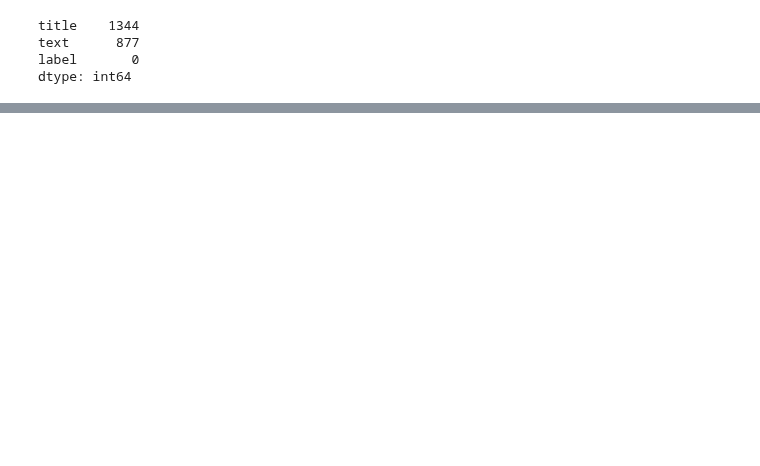
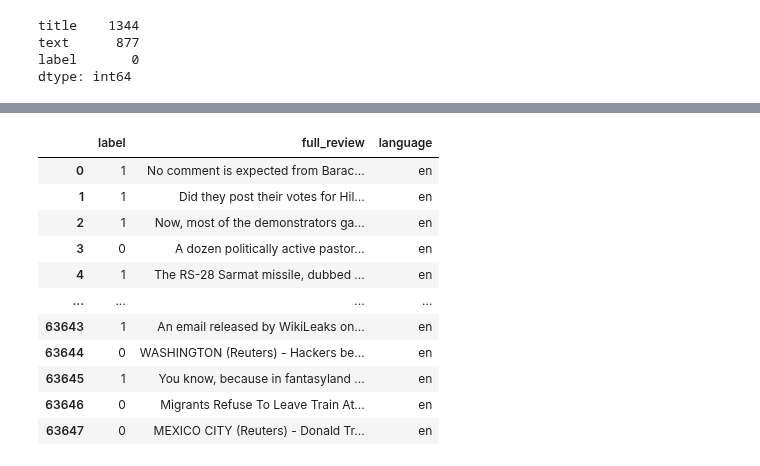
Before and after one commit to shaunzzhou/DM-Fake-News-Detection, a Jupyter notebook: project.ipynb, the cells around one changed output, grey strips where cells are left out. Saved outputs shown, nothing was run; the diff lists cells and outputs as text; code cells hidden in the pictures; blank space fills up the shorter version.

```diff
--- a/project.ipynb
+++ b/project.ipynb
@@ -353,0 +446,98 @@ data.head()
+# %%
+# 1) Set a seed for langdetect to ensure reproducibility
+DetectorFactory.seed = 0
+
+# 2a) Simplified preprocessing: only remove non-alphabetic characters
+def preprocess_text_simple(text):
+    text = re.sub(r'[^a-zA-Z\s]', '', text)  # Remove non-alphabetic characters
+    text = re.sub(r'\s+', ' ', text)  # Normalize whitespace
+    return text.strip()
+
+# 2b) Check if the text is non-language (e.g., numbers, symbols only)
+def is_non_language_text(text):
+    if re.match(r'^[^a-zA-Z]*$', text):  # Check if text has no alphabetic characters
+        return True
+    return False
+
+# 3a) Function to get langdetect prediction
+def get_langdetect_prediction(text):
+    try:
+        # Directly use text without preprocessing for efficiency
+        if len(text) < 10 or is_non_language_text(text):
+            return "unknown"
+        lang = langdetect_detect(text)
+        return lang
+    except LangDetectException:
+        return "unknown"
+
+# 3b) Function to get langid prediction
+def get_langid_prediction(text):
+    try:
+        lang, _ = langid_classify(text)
+        if len(text) < 10 or is_non_language_text(text):
+            return "unknown"
+        return lang
+    except Exception:
+        return "unknown"
+
+# 4) Function to calculate majority vote for each language
+def calculate_majority_vote(predictions):
+    vote_counts = {}
+    for lang in predictions:
+        if lang in vote_counts:
+            vote_counts[lang] += 1
+        else:
+            vote_counts[lang] = 1
+    return vote_counts
+
+# 5) Parallel processing for efficiency with limited workers
+def parallel_detection(text):
+    with ThreadPoolExecutor(max_workers=2) as executor:  # Adjust number of workers
+        results = list(executor.map(lambda func: func(text),
+                                    [get_langdetect_prediction, get_langid_prediction]))
+    return results
+
+# 6) Caching function for repeated inputs
+@lru_cache(maxsize=500)
+def get_cached_language(text):
+    return combined_language_detection(text)
+
+# 7) Combined majority voting language detection function
+def combined_language_detection(text):
+    # Check if the text is non-language (e.g., numbers, symbols only)
+    if is_non_language_text(text):
+        return "unknown"
+
+    # Run the detectors in parallel for efficiency
+    predictions = parallel_detection(text)
+
+    # Calculate majority vote for each language based on predictions
+    vote_counts = calculate_majority_vote(predictions)
+
+    # Determine the language with the highest majority vote
+    final_language = max(vote_counts, key=vote_counts.get)
+
+    # If "unknown" is the most common or if all detectors fail, return "unknown"
+    if final_language == "unknown" or vote_counts[final_language] <= 1:
+        return "unknown"
+
+    return final_language
+
+# 8) Apply the cached function to each text in the DataFrame with a progress bar
+data['language'] = [get_cached_language(text) for text in tqdm(data['full_review'], desc="Language Detection")]
+
+# 9) Display the DataFrame with detected languages
+data
+# %% [output]
+|  | label | full_review | language |
+| 0 | 1 | No comment is expected from Barac... | en |
+| 1 | 1 | Did they post their votes for Hil... | en |
+| 2 | 1 | Now, most of the demonstrators ga... | en |
+| 3 | 0 | A dozen politically active pastor... | en |
+| 4 | 1 | The RS-28 Sarmat missile, dubbed ... | en |
+| ... | ... | ... | ... |
+| 63643 | 1 | An email released by WikiLeaks on... | en |
+| 63644 | 0 | WASHINGTON (Reuters) - Hackers be... | en |
+| 63645 | 1 | You know, because in fantasyland ... | en |
+| 63646 | 0 | Migrants Refuse To Leave Train At... | en |
+| 63647 | 0 | MEXICO CITY (Reuters) - Donald Tr... | en |
```
Also changed, not shown: parts of 30 cells of this notebook, 1 other file.
